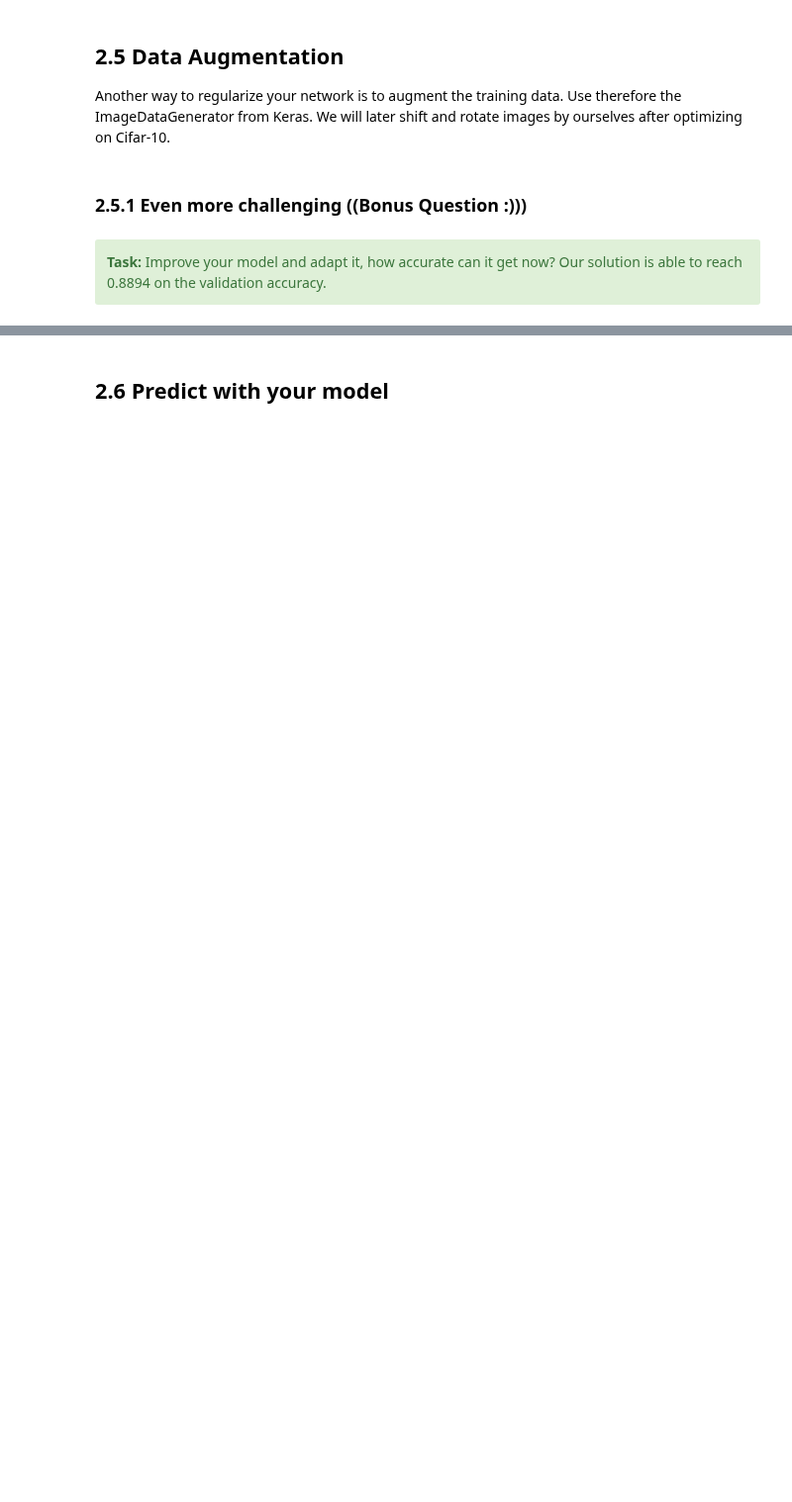
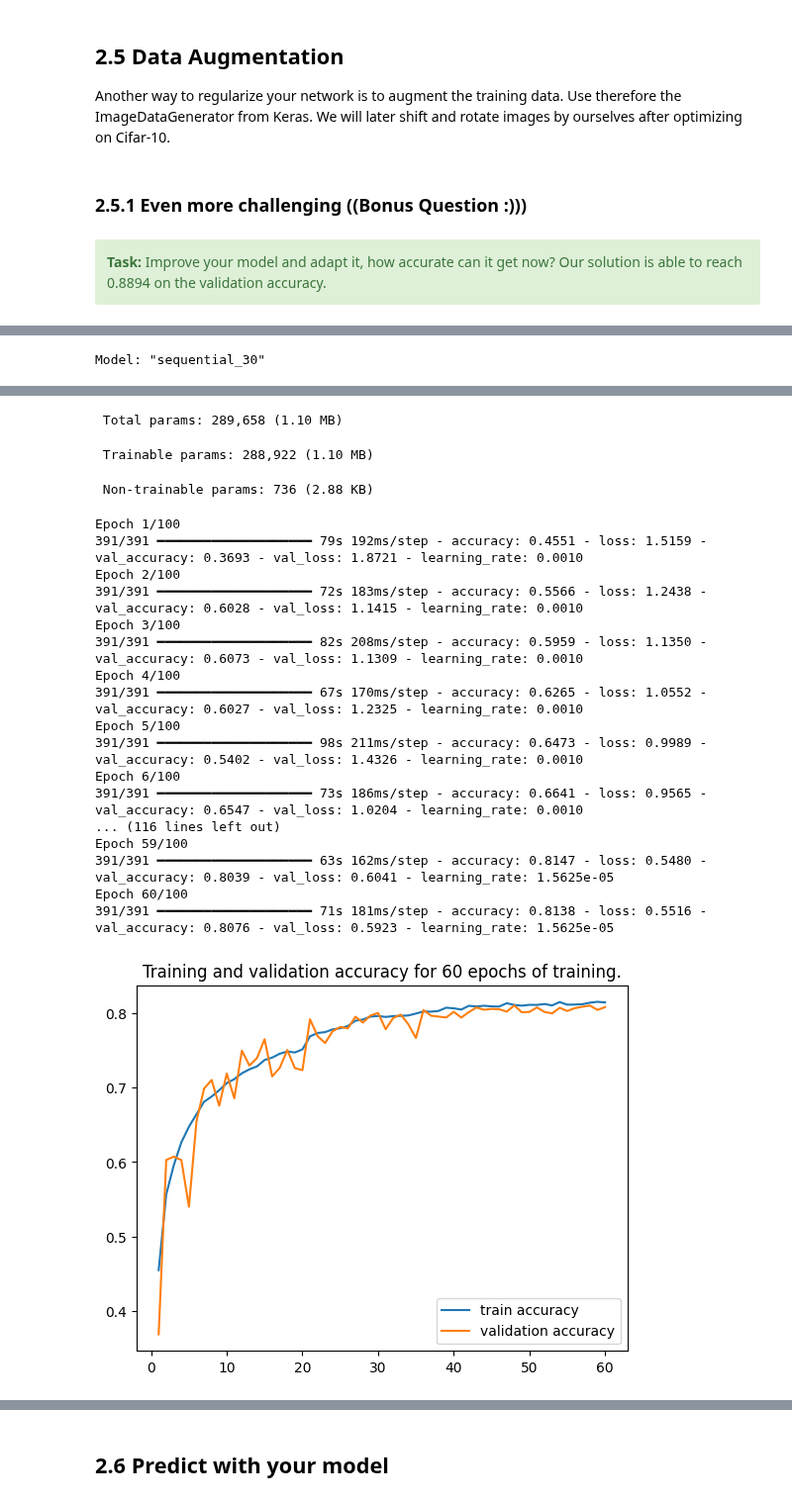
Before and after one commit to anton-seifert/LAMA, a Jupyter notebook: task-6-convolutional-neural-networks/2_exercise_cnn.ipynb, the cells around one changed output, grey strips where cells are left out. Shown at 99% size. Saved outputs shown, nothing was run; the diff lists cells and outputs as text; code cells hidden in the pictures; blank space fills up the shorter version.

```diff
--- a/task-6-convolutional-neural-networks/2_exercise_cnn.ipynb
+++ b/task-6-convolutional-neural-networks/2_exercise_cnn.ipynb
@@ -509,0 +620,58 @@ KeyboardInterrupt:
+# %%
+# Train your model that makes use of data augmentation
+# Fit the training data to the data-generator
+datagen.fit(x_train)
+from tensorflow.keras.callbacks import TensorBoard, ReduceLROnPlateau, EarlyStopping, ModelCheckpoint
+
+#running the mdodel
+# Train the CNN
+import datetime
+%reload_ext tensorboard
+#!rm -rf ./logs/    #clears the logs
+%tensorboard --logdir logs/cnn_aug_logs/ #bei localhost:6006 funktionierts, im Notbook ists schrott
+                                    #hellere Linien sind die gesmoothden werte, auch mal localhost:6007 oder so gucken
+cnn_aug_model = model_cnn_aug()
+cnn_aug_model.summary()
+
+model_name = "cnn_aug"
+time_stamp = datetime.datetime.now().strftime("%Y%m%d-%H%M%S")
+config_cnn = f"{model_name}_{time_stamp}" # give a recognizable name
+log_dir = 'logs/cnn_aug_logs/'+config_cnn
+
+cnn_logger = TensorBoard(log_dir = log_dir)
+
+# 2. LR Scheduler: Wenn Val-Loss stagniert, Lernrate verringern
+lr_scheduler = ReduceLROnPlateau(
+    monitor='val_loss',
+    factor=0.5,       # Lernrate halbieren (multipliziere mit 0.5)
+    patience=5,       # Warte 5 Epochen ohne Besserung bevor reduziert wird
+    min_lr=1e-6,      # Untergrenze für die Lernrate
+    verbose=1         # Log-Ausgabe wenn Reduzierung passiert
+
+)
+"""
+# 3. Early Stopping: Abbruch wenn gar nichts mehr geht
+# Wichtig: Patience hier muss größer sein als beim Scheduler, damit die LR-Reduktion Zeit hat zu wirken.
+es_callback = EarlyStopping(
+    monitor='val_loss',
+    patience=12,
+    restore_best_weights=True
+)"""
+# Definition des Checkpoints
+checkpoint_callback = ModelCheckpoint(
+    filepath='models/best_model.keras',       # Dateiname (Endung .keras oder .h5)
+    monitor='val_accuracy',            # Worauf soll er achten? (Alternativ: 'val_loss')
+    save_best_only=True,               # WICHTIG: Nur speichern, wenn es besser ist als vorher
+    mode='max',                        # Bei Accuracy wollen wir 'max', bei Loss 'min'
+    verbose=1                          # Gibt im Log aus, wenn gespeichert wird
+)
+
+# Train your CNN_augmentation model:
+
+cnn_aug_model.compile(loss='categorical_crossentropy', metrics=['accuracy'], optimizer='Adam')
+
+history = cnn_aug_model.fit(datagen.flow(x_train, y_train_categorical, batch_size=128),
+                            epochs=100, validation_data=(x_test, y_test_categorical),
+                            callbacks=[cnn_logger,lr_scheduler, checkpoint_callback], verbose=1)
+plot_metric_history(history.history, 'accuracy')
+# %% [output]
@@ -509,0 +680 @@ KeyboardInterrupt:
+Model: "sequential_30"
@@ -509,0 +698,21 @@ KeyboardInterrupt:
+ Total params: 289,658 (1.10 MB)
+ Trainable params: 288,922 (1.10 MB)
+ Non-trainable params: 736 (2.88 KB)
+Epoch 1/100
+391/391 ━━━━━━━━━━━━━━━━━━━━ 79s 192ms/step - accuracy: 0.4551 - loss: 1.5159 - val_accuracy: 0.3693 - val_loss: 1.8721 - learning_rate: 0.0010
+Epoch 2/100
+391/391 ━━━━━━━━━━━━━━━━━━━━ 72s 183ms/step - accuracy: 0.5566 - loss: 1.2438 - val_accuracy: 0.6028 - val_loss: 1.1415 - learning_rate: 0.0010
+Epoch 3/100
+391/391 ━━━━━━━━━━━━━━━━━━━━ 82s 208ms/step - accuracy: 0.5959 - loss: 1.1350 - val_accuracy: 0.6073 - val_loss: 1.1309 - learning_rate: 0.0010
+Epoch 4/100
+391/391 ━━━━━━━━━━━━━━━━━━━━ 67s 170ms/step - accuracy: 0.6265 - loss: 1.0552 - val_accuracy: 0.6027 - val_loss: 1.2325 - learning_rate: 0.0010
+Epoch 5/100
+391/391 ━━━━━━━━━━━━━━━━━━━━ 98s 211ms/step - accuracy: 0.6473 - loss: 0.9989 - val_accuracy: 0.5402 - val_loss: 1.4326 - learning_rate: 0.0010
+Epoch 6/100
+391/391 ━━━━━━━━━━━━━━━━━━━━ 73s 186ms/step - accuracy: 0.6641 - loss: 0.9565 - val_accuracy: 0.6547 - val_loss: 1.0204 - learning_rate: 0.0010
+... (116 lines left out)
+Epoch 59/100
+391/391 ━━━━━━━━━━━━━━━━━━━━ 63s 162ms/step - accuracy: 0.8147 - loss: 0.5480 - val_accuracy: 0.8039 - val_loss: 0.6041 - learning_rate: 1.5625e-05
+Epoch 60/100
+391/391 ━━━━━━━━━━━━━━━━━━━━ 71s 181ms/step - accuracy: 0.8138 - loss: 0.5516 - val_accuracy: 0.8076 - val_loss: 0.5923 - learning_rate: 1.5625e-05
+[figure, added]
```
Also changed, not shown: parts of 23 cells of this notebook, 2 other files.
